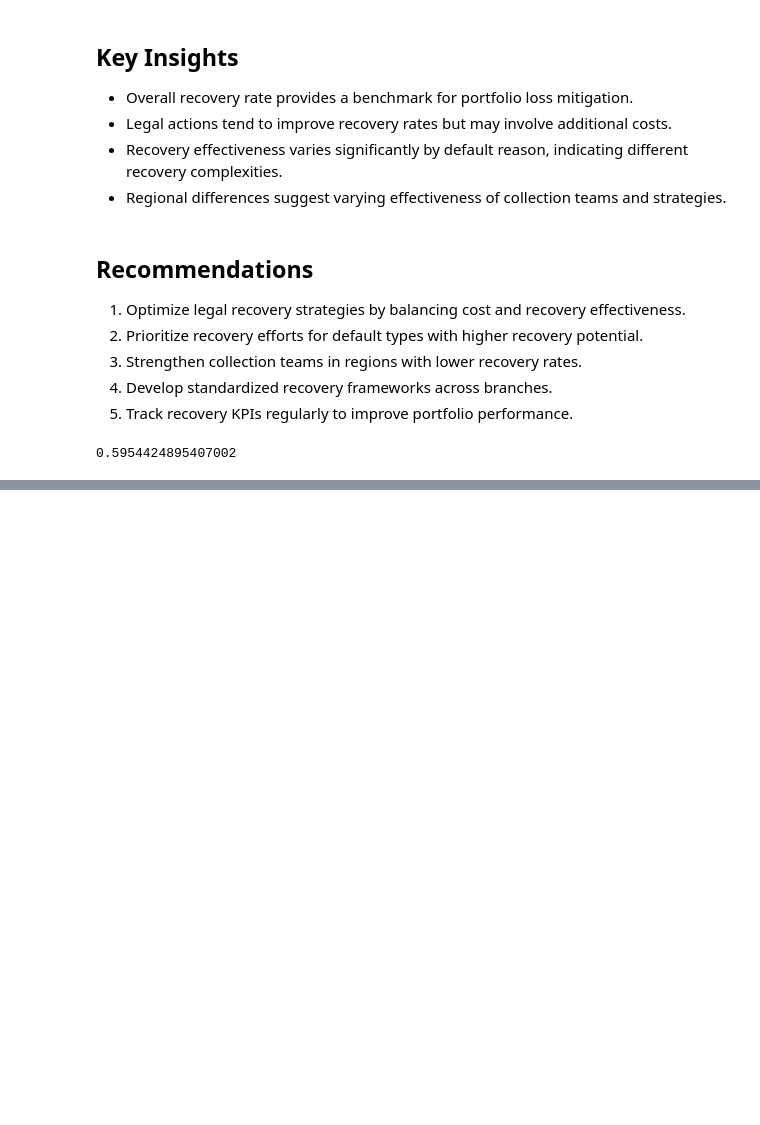
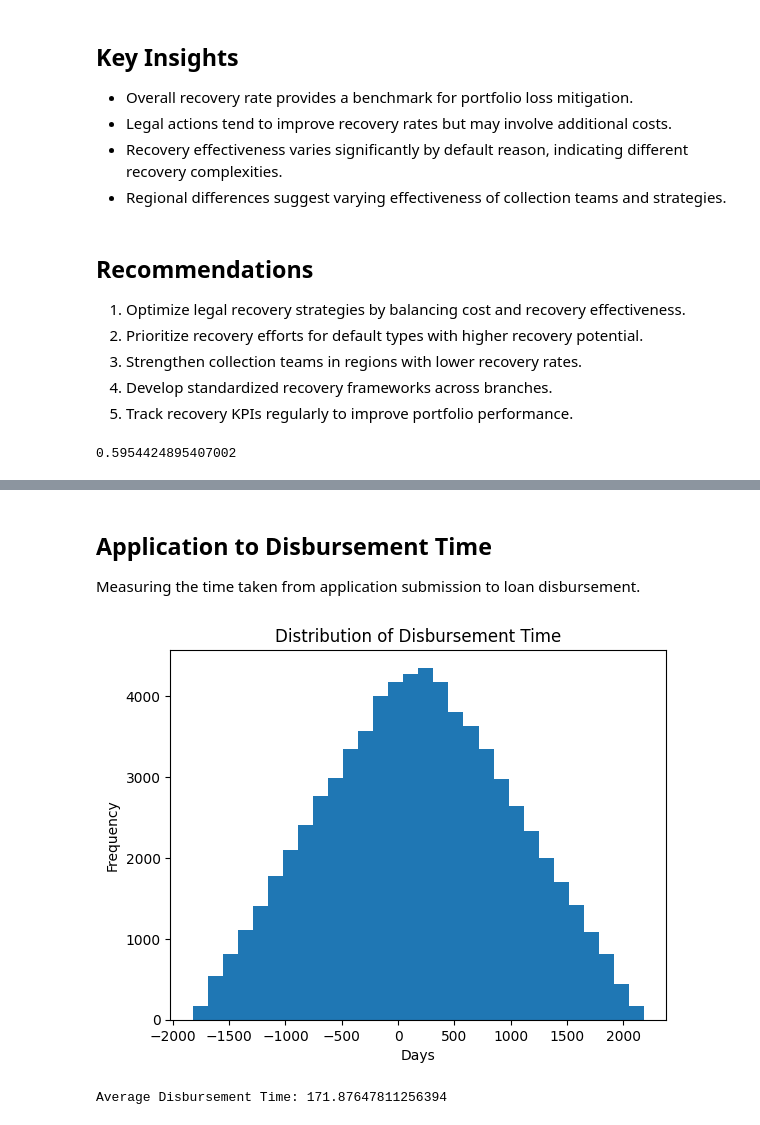
Before and after one commit to madhurmd/hero-fincorp-loan-analysis, a Jupyter notebook: notebooks/analysis.ipynb, the cells around one changed output, grey strips where cells are left out. Drawn from its saved outputs; the diff is of its cells as text; code cells hidden in the pictures; blank space fills up the shorter version.

Commit message:
Completed Task 11:  Loan Disbursement Efficiency

```diff
--- a/notebooks/analysis.ipynb
+++ b/notebooks/analysis.ipynb
@@ -1377,0 +1379,27 @@ print(defaults['Loss_Given_Default'].mean())
+# %% [markdown]
+## Application to Disbursement Time
+
+Measuring the time taken from application submission to loan disbursement.
+# %%
+process_df = loans.merge(
+    applications[['Loan_ID', 'Application_Date', 'Approval_Date']],
+    on='Loan_ID',
+    how='left'
+)
+# %%
+process_df['Disbursement_Time'] = (
+    process_df['Disbursal_Date'] - process_df['Application_Date']
+).dt.days
+# %%
+plt.figure()
+plt.hist(process_df['Disbursement_Time'].dropna(), bins=30)
+plt.title("Distribution of Disbursement Time")
+plt.xlabel("Days")
+plt.ylabel("Frequency")
+plt.show()
+# %% [output]
+[figure, added]
+# %%
+print("Average Disbursement Time:", process_df['Disbursement_Time'].mean())
+# %% [output]
+Average Disbursement Time: 171.87647811256394
```
Also changed, not shown: parts of 21 cells of this notebook.
